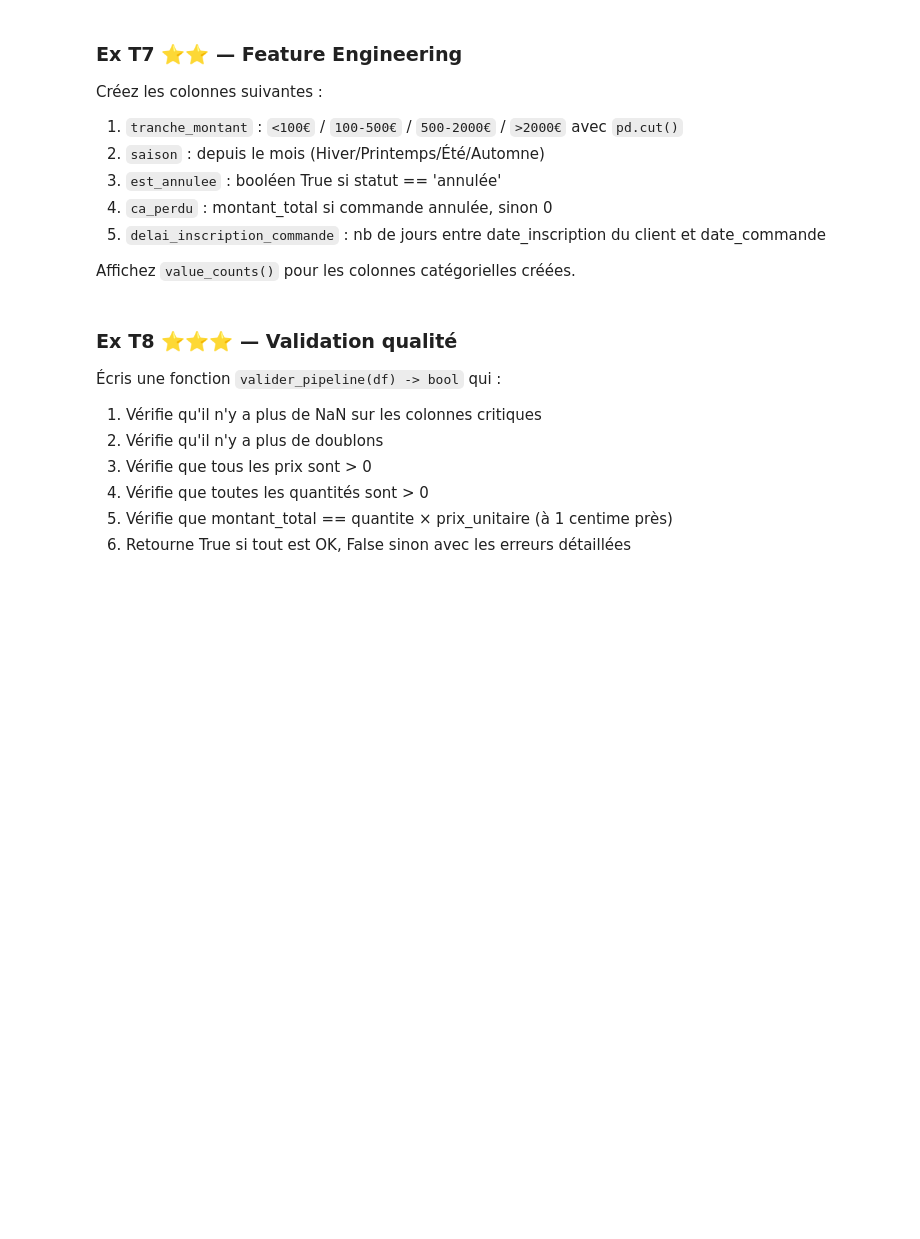
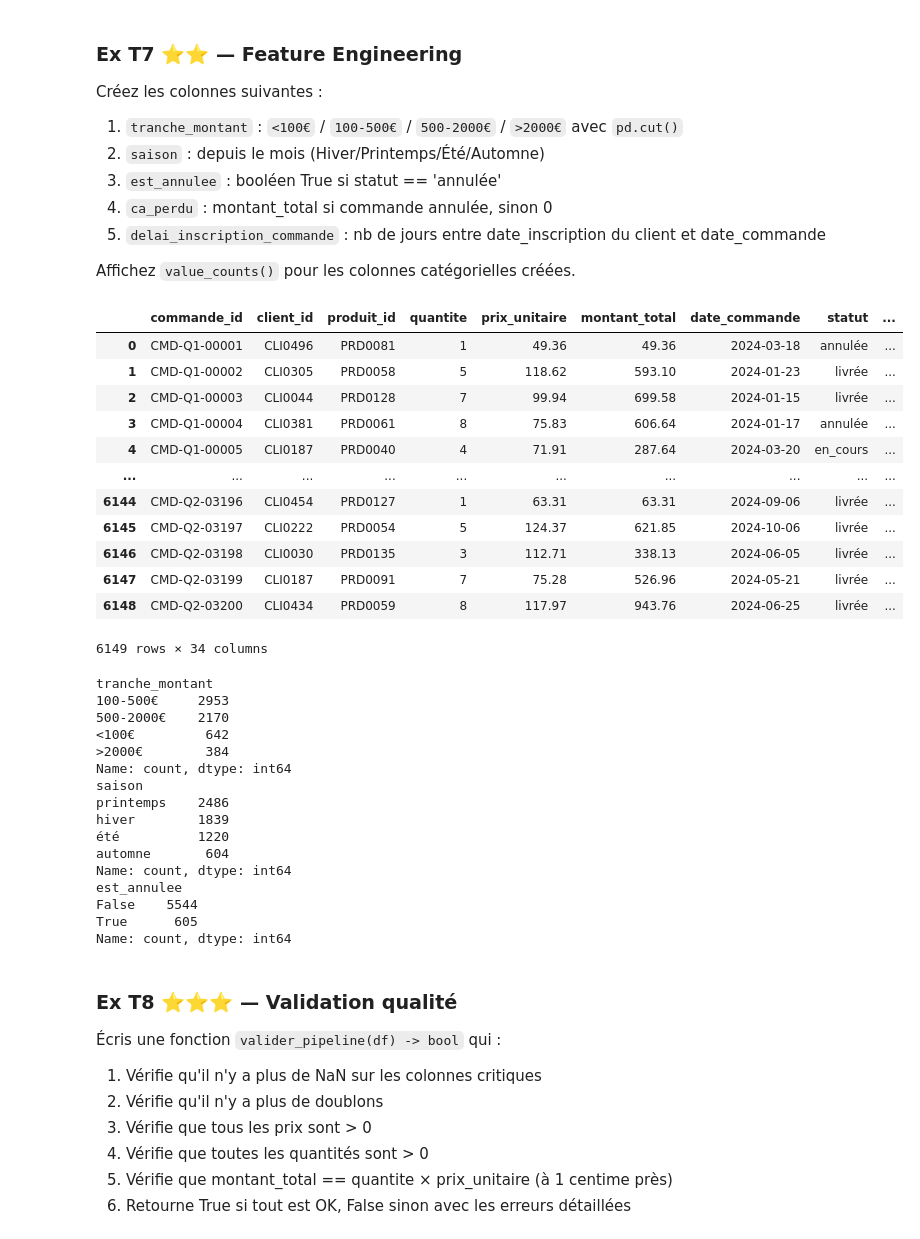
Before and after one commit to najia01/ETL, a Jupyter notebook: ETL_exercices.ipynb, the cells around one changed output. Drawn from its saved outputs; the diff is of its cells as text; code cells hidden in the pictures; blank space fills up the shorter version.

```diff
--- a/ETL_exercices.ipynb
+++ b/ETL_exercices.ipynb
@@ -518,7 +518,7 @@ lignes_av = df_commandes.shape[0]
 
 # jointure avec les clients
 df_commandes = df_commandes.merge(
-    df_clients[['client_id', 'ville', 'region', 'segment']],
+    df_clients[['client_id', 'ville', 'region', 'segment','date_inscription']],
     on='client_id',
     how='left'
 )
@@ -549,7 +549,81 @@ Créez les colonnes suivantes :
 
 Affichez `value_counts()` pour les colonnes catégorielles créées.
 # %%
-# TON CODE ICI
+# création des limites de pd.cut
+bins = [0,100,500,2000,float('inf')]
+# création des labels de pd.cut
+labels = ['<100€', '100-500€','500-2000€','>2000€']
+
+# création de la colonne tranche_montant avec pd cut
+df_commandes['tranche_montant'] = pd.cut(df_commandes['montant_total'],bins = bins , labels = labels )
+
+# création de la fonction pour les saisons et de la colonne saison
+def saisons(mois):
+    if mois in [12,1,2]:
+        return 'hiver'
+    elif mois in [3,4,5]:
+        return 'printemps'
+    elif mois in [6,7,8]:
+        return 'été'
+    else:
+        return 'automne'
+
+df_commandes['saison'] = df_commandes['date_commande'].dt.month.apply(saisons)
+
+# création de la colonne est_annulee
+df_commandes['est_annulee'] = df_commandes['statut'] == 'annulée'
+
+# création de la colonne ca_perdu
+df_commandes['ca_perdu'] = 0.0
+df_commandes.loc[df_commandes['est_annulee'] == True , 'ca_perdu'] = df_commandes['montant_total']
+# df_commandes
+
+# création de la colonne delai
+# 1. On force Pandas à lire ces deux colonnes comme de vraies dates mathématiques
+df_commandes['date_commande'] = pd.to_datetime(df_commandes['date_commande'])
+df_commandes['date_inscription'] = pd.to_datetime(df_commandes['date_inscription'])
+
+# 2. Maintenant que ce sont deux vraies dates, la soustraction va fonctionner !
+df_commandes['delai_inscription_commande'] = (df_commandes['date_commande'] - df_commandes['date_inscription']).dt.days
+
+# Affichage pour vérifier le résultat
+display(df_commandes)
+
+
+# affichage des values_counts
+print(df_commandes['tranche_montant'].value_counts())
+print(df_commandes['saison'].value_counts())
+print(df_commandes['est_annulee'].value_counts())
+# %% [output]
+|  | commande_id | client_id | produit_id | quantite | prix_unitaire | montant_total | date_commande | statut | ... |
+| 0 | CMD-Q1-00001 | CLI0496 | PRD0081 | 1 | 49.36 | 49.36 | 2024-03-18 | annulée | ... |
+| 1 | CMD-Q1-00002 | CLI0305 | PRD0058 | 5 | 118.62 | 593.10 | 2024-01-23 | livrée | ... |
+| 2 | CMD-Q1-00003 | CLI0044 | PRD0128 | 7 | 99.94 | 699.58 | 2024-01-15 | livrée | ... |
+| 3 | CMD-Q1-00004 | CLI0381 | PRD0061 | 8 | 75.83 | 606.64 | 2024-01-17 | annulée | ... |
+| 4 | CMD-Q1-00005 | CLI0187 | PRD0040 | 4 | 71.91 | 287.64 | 2024-03-20 | en_cours | ... |
+| ... | ... | ... | ... | ... | ... | ... | ... | ... | ... |
+| 6144 | CMD-Q2-03196 | CLI0454 | PRD0127 | 1 | 63.31 | 63.31 | 2024-09-06 | livrée | ... |
+| 6145 | CMD-Q2-03197 | CLI0222 | PRD0054 | 5 | 124.37 | 621.85 | 2024-10-06 | livrée | ... |
+| 6146 | CMD-Q2-03198 | CLI0030 | PRD0135 | 3 | 112.71 | 338.13 | 2024-06-05 | livrée | ... |
+| 6147 | CMD-Q2-03199 | CLI0187 | PRD0091 | 7 | 75.28 | 526.96 | 2024-05-21 | livrée | ... |
+| 6148 | CMD-Q2-03200 | CLI0434 | PRD0059 | 8 | 117.97 | 943.76 | 2024-06-25 | livrée | ... |
+6149 rows × 34 columns
+tranche_montant
+100-500€     2953
+500-2000€    2170
+<100€         642
+>2000€        384
+Name: count, dtype: int64
+saison
+printemps    2486
+hiver        1839
+été          1220
+automne       604
+Name: count, dtype: int64
+est_annulee
+False    5544
+True      605
+Name: count, dtype: int64
 # %% [markdown]
 ### Ex T8 ⭐⭐⭐ — Validation qualité
 Écris une fonction `valider_pipeline(df) -> bool` qui :
```
Also changed, not shown: parts of 2 cells of this notebook.
